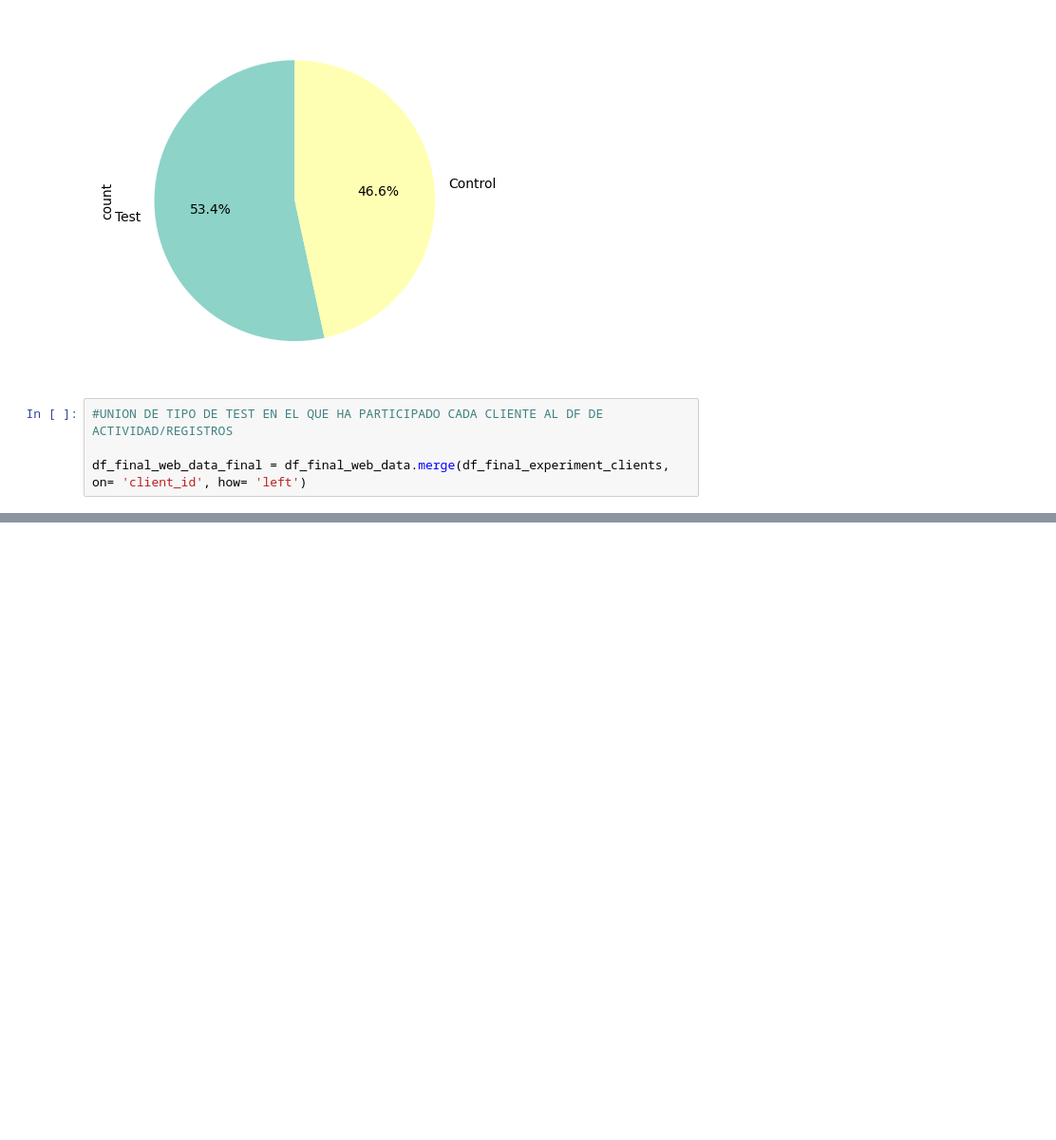
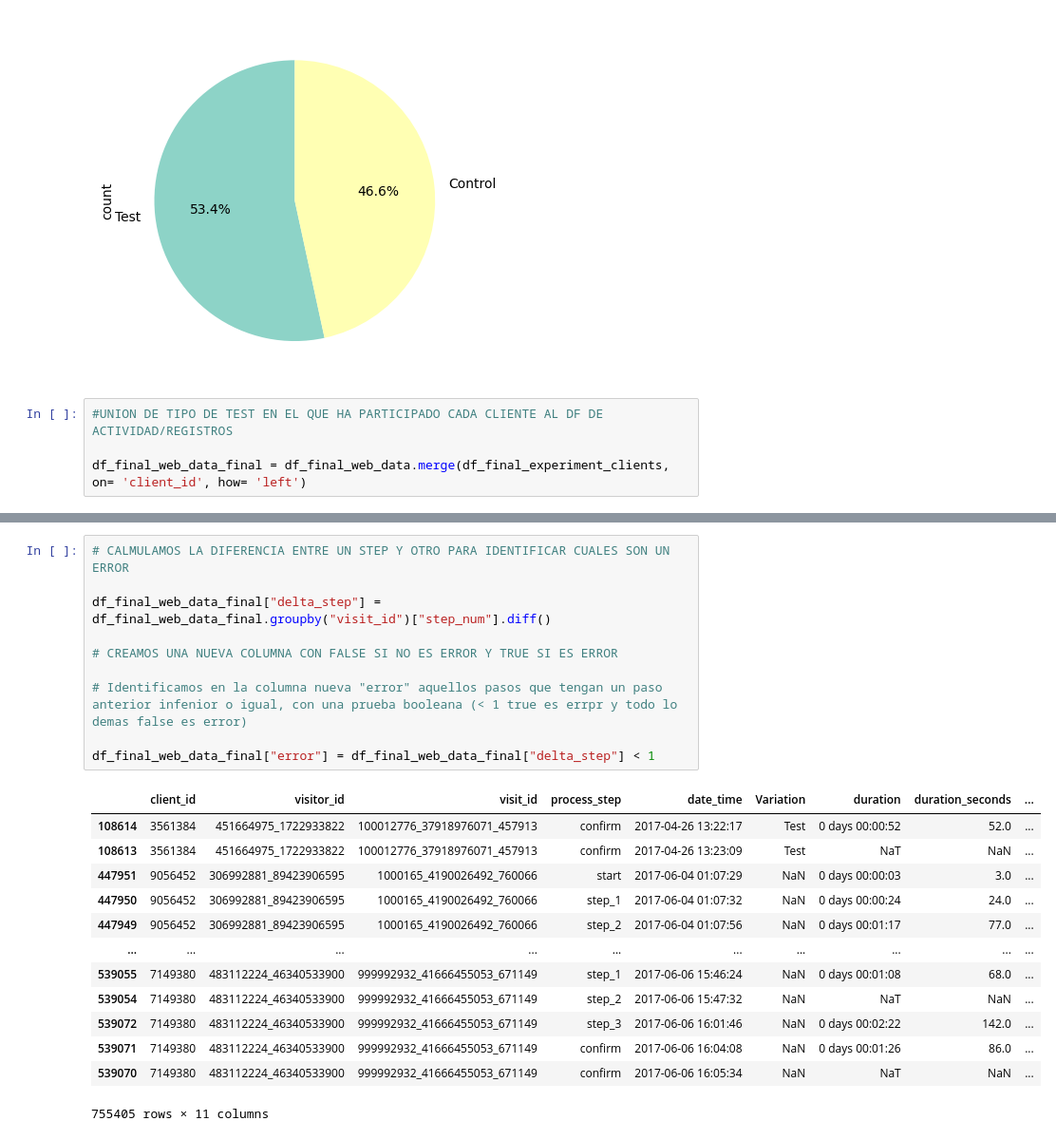
Before and after one commit to luisfg97/vanguard_project, a Jupyter notebook: vanguard_notebook.ipynb, the cells around one changed output, grey strips where cells are left out. Shown at 95% size. Cells and saved outputs as stored; diff of their text form; blank space fills up the shorter version.

```diff
--- a/vanguard_notebook.ipynb
+++ b/vanguard_notebook.ipynb
@@ -147,0 +250,24 @@ df
+# %%
+# CALMULAMOS LA DIFERENCIA ENTRE UN STEP Y OTRO PARA IDENTIFICAR CUALES SON UN ERROR
+
+df_final_web_data_final["delta_step"] = df_final_web_data_final.groupby("visit_id")["step_num"].diff()
+
+# CREAMOS UNA NUEVA COLUMNA CON FALSE SI NO ES ERROR Y TRUE SI ES ERROR
+
+# Identificamos en la columna nueva "error" aquellos pasos que tengan un paso anterior infenior o igual, con una prueba booleana (< 1 true es errpr y todo lo demas false es error)
+
+df_final_web_data_final["error"] = df_final_web_data_final["delta_step"] < 1
+# %% [output]
+|  | client_id | visitor_id | visit_id | process_step | date_time | Variation | duration | duration_seconds | ... |
+| 108614 | 3561384 | 451664975_1722933822 | 100012776_37918976071_457913 | confirm | 2017-04-26 13:22:17 | Test | 0 days 00:00:52 | 52.0 | ... |
+| 108613 | 3561384 | 451664975_1722933822 | 100012776_37918976071_457913 | confirm | 2017-04-26 13:23:09 | Test | NaT | NaN | ... |
+| 447951 | 9056452 | 306992881_89423906595 | 1000165_4190026492_760066 | start | 2017-06-04 01:07:29 | NaN | 0 days 00:00:03 | 3.0 | ... |
+| 447950 | 9056452 | 306992881_89423906595 | 1000165_4190026492_760066 | step_1 | 2017-06-04 01:07:32 | NaN | 0 days 00:00:24 | 24.0 | ... |
+| 447949 | 9056452 | 306992881_89423906595 | 1000165_4190026492_760066 | step_2 | 2017-06-04 01:07:56 | NaN | 0 days 00:01:17 | 77.0 | ... |
+| ... | ... | ... | ... | ... | ... | ... | ... | ... | ... |
+| 539055 | 7149380 | 483112224_46340533900 | 999992932_41666455053_671149 | step_1 | 2017-06-06 15:46:24 | NaN | 0 days 00:01:08 | 68.0 | ... |
+| 539054 | 7149380 | 483112224_46340533900 | 999992932_41666455053_671149 | step_2 | 2017-06-06 15:47:32 | NaN | NaT | NaN | ... |
+| 539072 | 7149380 | 483112224_46340533900 | 999992932_41666455053_671149 | step_3 | 2017-06-06 16:01:46 | NaN | 0 days 00:02:22 | 142.0 | ... |
+| 539071 | 7149380 | 483112224_46340533900 | 999992932_41666455053_671149 | confirm | 2017-06-06 16:04:08 | NaN | 0 days 00:01:26 | 86.0 | ... |
+| 539070 | 7149380 | 483112224_46340533900 | 999992932_41666455053_671149 | confirm | 2017-06-06 16:05:34 | NaN | NaT | NaN | ... |
+755405 rows × 11 columns
```
Also changed, not shown: parts of 20 cells of this notebook, 1 other file.
